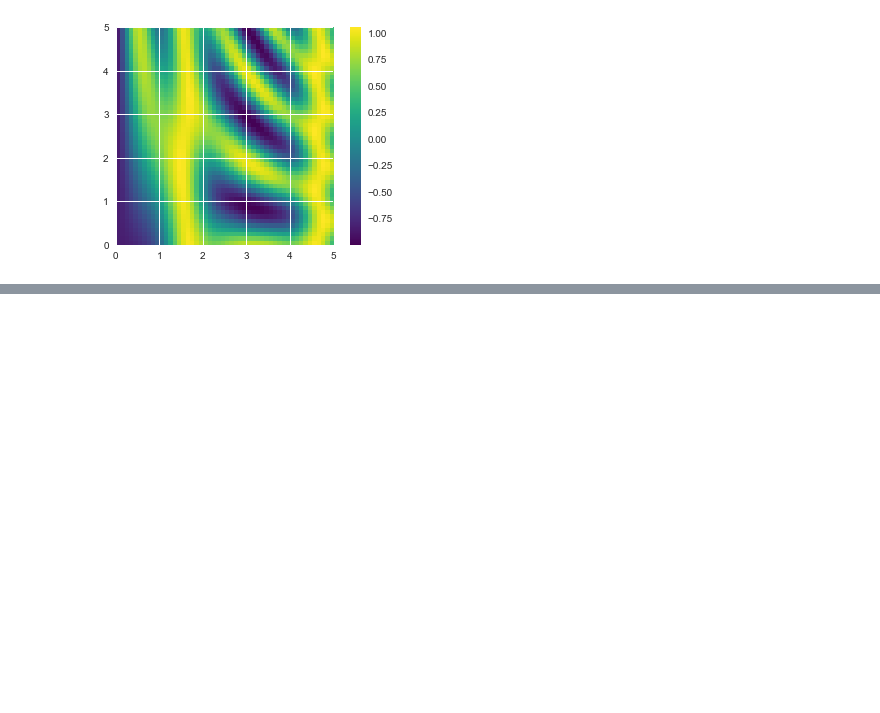
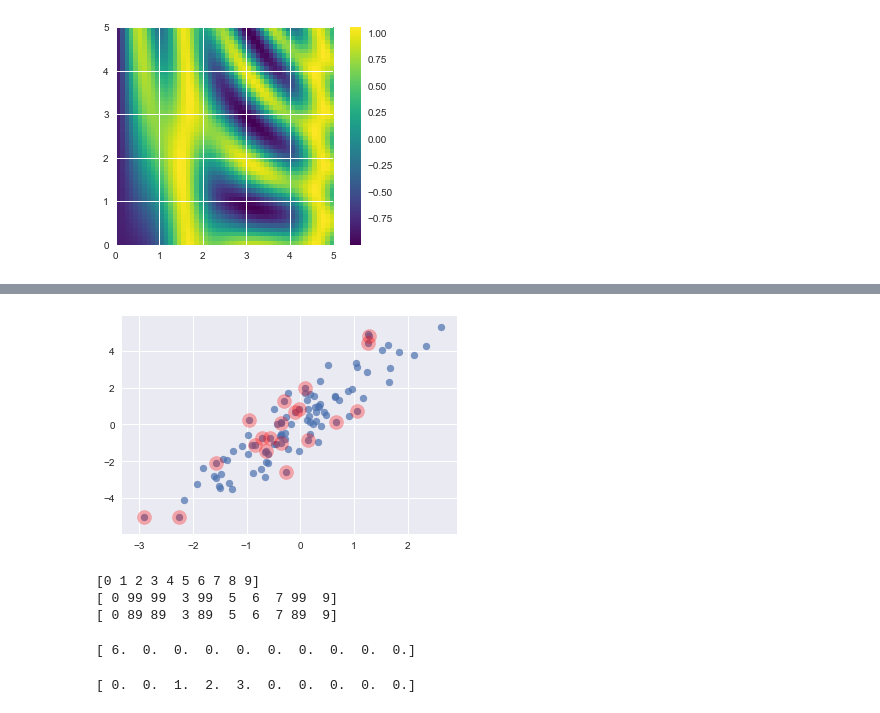
Before and after one commit to Mon8Cats/Space_Mind, a Jupyter notebook: PythonDataScience.ipynb, the cells around one changed output, grey strips where cells are left out. Saved outputs shown, nothing was run; the diff lists cells and outputs as text; code cells hidden in the pictures; blank space fills up the shorter version.

```diff
--- a/PythonDataScience.ipynb
+++ b/PythonDataScience.ipynb
@@ -619,0 +801,37 @@ plt.colorbar();
+# %%
+selection = X[indices]
+selection.shape
+plt.scatter(X[:,0], X[:,1], alpha = 0.7);
+plt.scatter(selection[:,0], selection[:,1], facecolor='red', s=200, alpha=0.3);
+# %% [output]
+[figure, added]
+# %%
+# Modifying Values with Fancy Indexing
+x = np.arange(10)
+i = np.array([2,1,8,4])
+print(x)
+x[i] = 99
+print(x)
+x[i] -= 10
+print(x)
+# %% [output]
+[0 1 2 3 4 5 6 7 8 9]
+[ 0 99 99  3 99  5  6  7 99  9]
+[ 0 89 89  3 89  5  6  7 89  9]
+# %%
+x = np.zeros(10)
+x[[0,0]] =[4,6]
+print(x)
+# %% [output]
+[ 6.  0.  0.  0.  0.  0.  0.  0.  0.  0.]
+# %%
+i = [2,3,3,4,4,4]
+x[i] += 1
+x
+# x[i] + 1 is evaluated, and then the result is assigned to the indices in x
+# The assignment happens multiple times but not addition
+x = np.zeros(10)
+np.add.at(x,i,1)
+print(x)
+# %% [output]
+[ 0.  0.  1.  2.  3.  0.  0.  0.  0.  0.]
```
Also changed, not shown: parts of 49 cells of this notebook, 3 other files.
